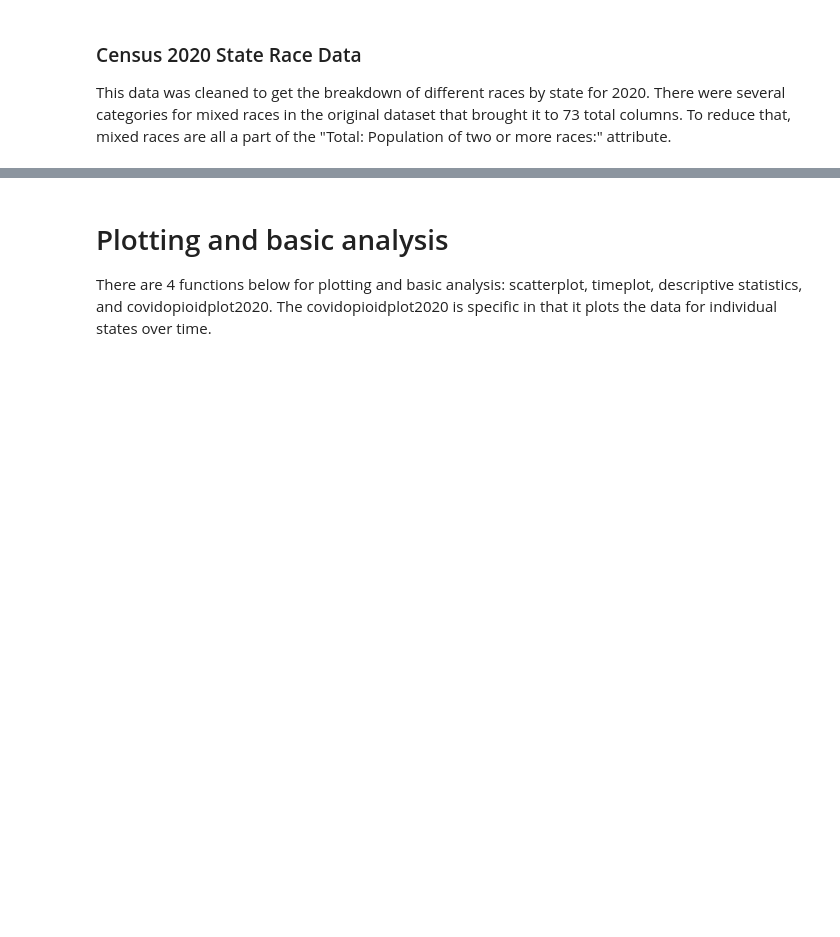
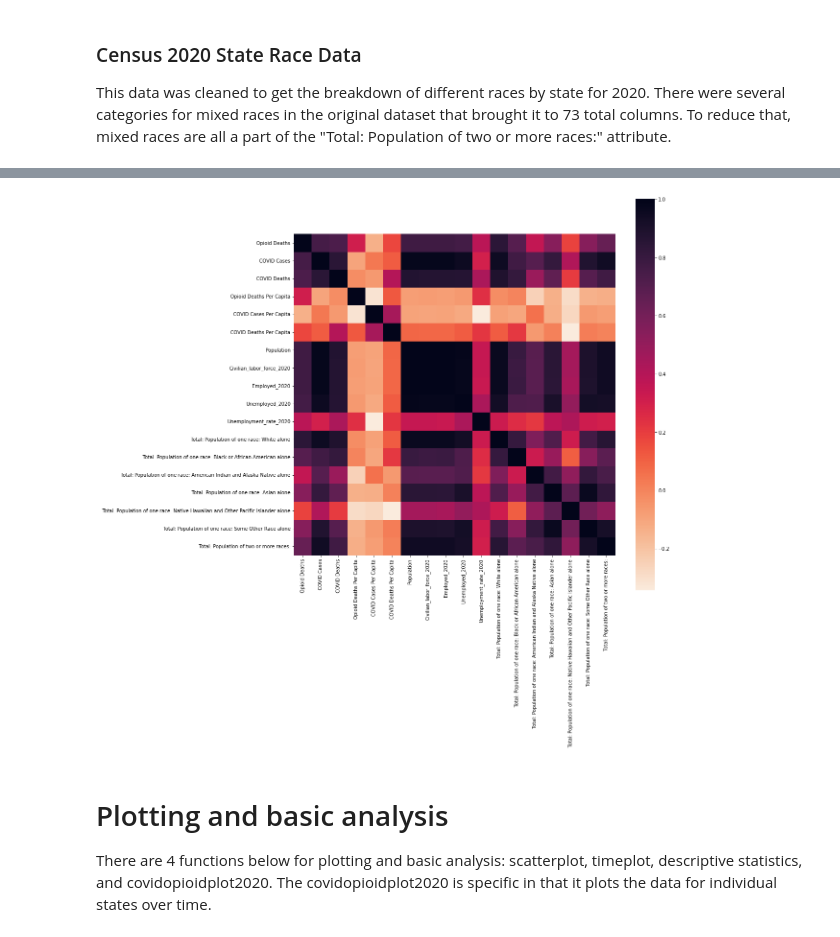
Before and after one commit to AM-Mahon/data-mining-semester-project, a Jupyter notebook: Data Cleaning Template.ipynb, the cells around one changed output, grey strips where cells are left out. Drawn from its saved outputs; the diff is of its cells as text; code cells hidden in the pictures; blank space fills up the shorter version.

```diff
--- a/Data Cleaning Template.ipynb
+++ b/Data Cleaning Template.ipynb
@@ -627,5 +626,10 @@ dfCensusbyState_temp = dfCensusbyState_temp.drop(['  Total: Population of one ra
 dfCensusbyState_temp
 
 df_analysis = pd.concat([df_analysis, dfUnemployment2020_all, dfCensusbyState_temp],axis=1)
-df_analysis.corr()
+
+corr_mat = df_analysis.corr()
+fig = plt.figure(figsize = (15,15))
+
+sns.heatmap(corr_mat, vmax = 1, square = True, cmap="rocket_r")
+plt.show()
 # %% [output]
@@ -649,3 +636,4 @@ df_analysis.corr()
+[figure, added]
 # %% [markdown]
 # Plotting and basic analysis
 
```
Also changed, not shown: parts of 17 cells of this notebook.
